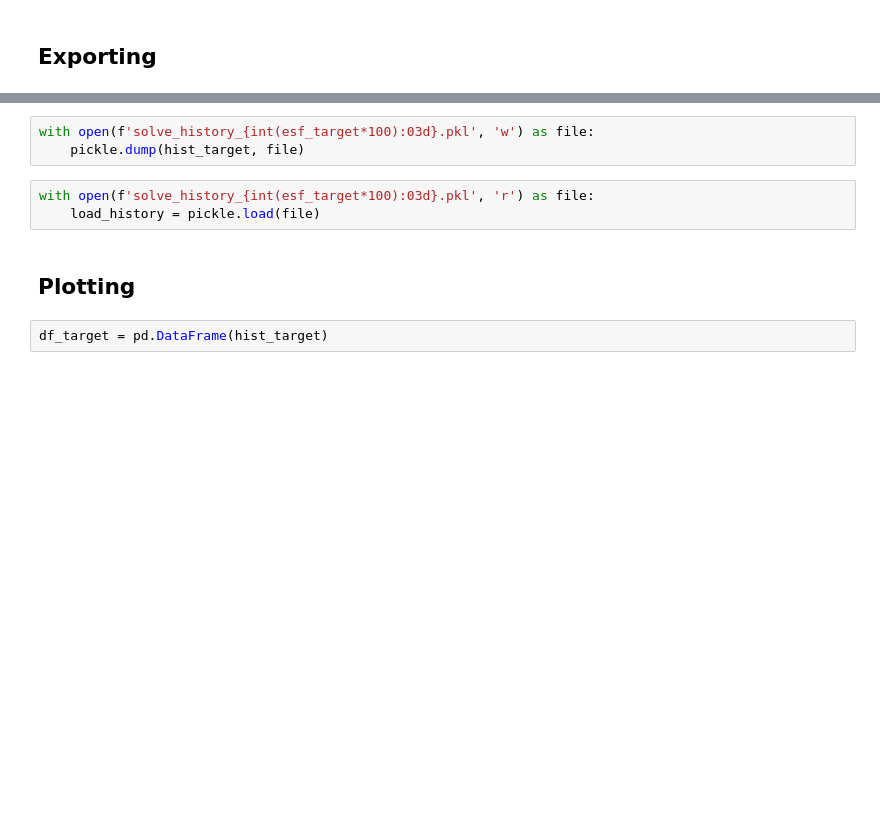
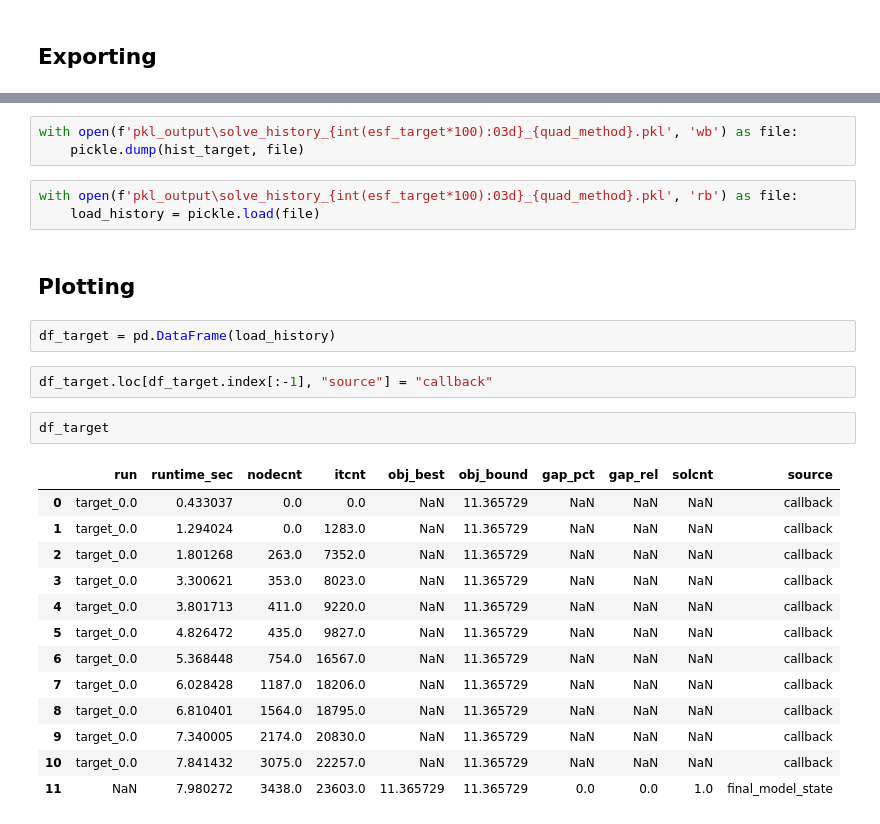
Before and after one commit to shivamvedant/energiapy, a Jupyter notebook: docs/notebooks/supply chain/Flexibility Tests/Cleaned up versions/ESF_gurobipy.ipynb, the cells around one changed output, grey strips where cells are left out. Cells and saved outputs as stored; diff of their text form; blank space fills up the shorter version.

```diff
--- a/docs/notebooks/supply chain/Flexibility Tests/Cleaned up versions/ESF_gurobipy.ipynb
+++ b/docs/notebooks/supply chain/Flexibility Tests/Cleaned up versions/ESF_gurobipy.ipynb
@@ -1447,13 +1473,31 @@ np.float64(12.911164482630447)
 # %%
-with open(f'solve_history_{int(esf_target*100):03d}.pkl', 'w') as file:
+with open(f'pkl_output\solve_history_{int(esf_target*100):03d}_{quad_method}.pkl', 'wb') as file:
     pickle.dump(hist_target, file)
 # %%
-with open(f'solve_history_{int(esf_target*100):03d}.pkl', 'r') as file:
+with open(f'pkl_output\solve_history_{int(esf_target*100):03d}_{quad_method}.pkl', 'rb') as file:
     load_history = pickle.load(file)
 # %% [markdown]
 ## Plotting
-# %%
-df_target = pd.DataFrame(hist_target)
+# %%
+df_target = pd.DataFrame(load_history)
+# %%
+df_target.loc[df_target.index[:-1], "source"] = "callback"
+# %%
+df_target
+# %% [output]
+|  | run | runtime_sec | nodecnt | itcnt | obj_best | obj_bound | gap_pct | gap_rel | solcnt | source |
+| 0 | target_0.0 | 0.433037 | 0.0 | 0.0 | NaN | 11.365729 | NaN | NaN | NaN | callback |
+| 1 | target_0.0 | 1.294024 | 0.0 | 1283.0 | NaN | 11.365729 | NaN | NaN | NaN | callback |
+| 2 | target_0.0 | 1.801268 | 263.0 | 7352.0 | NaN | 11.365729 | NaN | NaN | NaN | callback |
+| 3 | target_0.0 | 3.300621 | 353.0 | 8023.0 | NaN | 11.365729 | NaN | NaN | NaN | callback |
+| 4 | target_0.0 | 3.801713 | 411.0 | 9220.0 | NaN | 11.365729 | NaN | NaN | NaN | callback |
+| 5 | target_0.0 | 4.826472 | 435.0 | 9827.0 | NaN | 11.365729 | NaN | NaN | NaN | callback |
+| 6 | target_0.0 | 5.368448 | 754.0 | 16567.0 | NaN | 11.365729 | NaN | NaN | NaN | callback |
+| 7 | target_0.0 | 6.028428 | 1187.0 | 18206.0 | NaN | 11.365729 | NaN | NaN | NaN | callback |
+| 8 | target_0.0 | 6.810401 | 1564.0 | 18795.0 | NaN | 11.365729 | NaN | NaN | NaN | callback |
+| 9 | target_0.0 | 7.340005 | 2174.0 | 20830.0 | NaN | 11.365729 | NaN | NaN | NaN | callback |
+| 10 | target_0.0 | 7.841432 | 3075.0 | 22257.0 | NaN | 11.365729 | NaN | NaN | NaN | callback |
+| 11 | NaN | 7.980272 | 3438.0 | 23603.0 | 11.365729 | 11.365729 | 0.0 | 0.0 | 1.0 | final_model_state |
 # %%
 # Gap vs time
 plot_df = df_target.dropna(subset=["gap_pct"])
```
Also changed, not shown: parts of 21 cells of this notebook.
